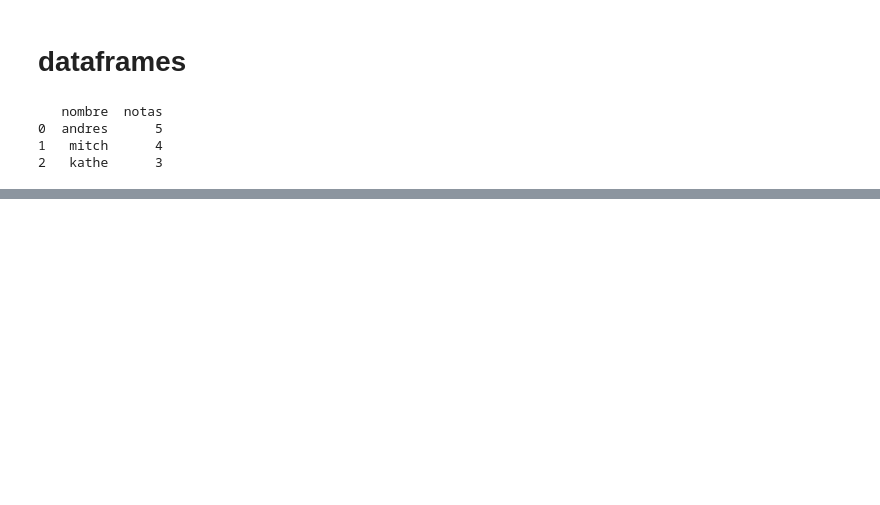
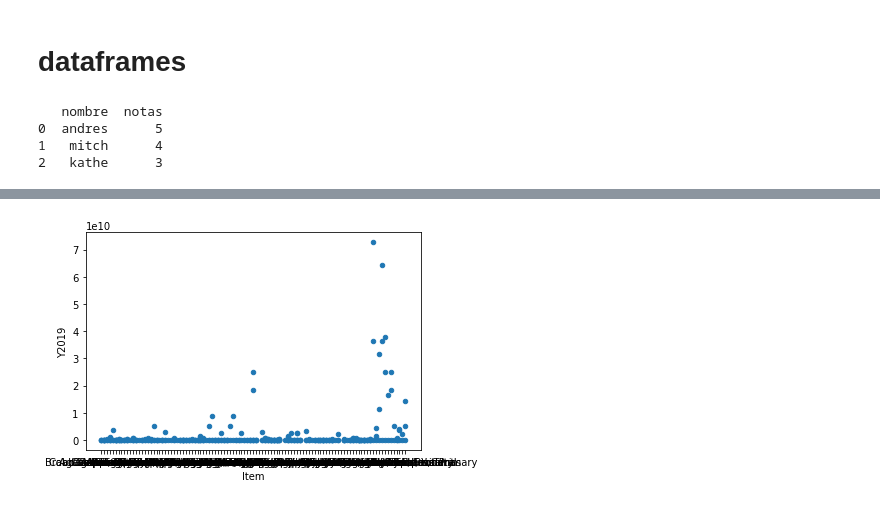
Before and after one commit to m1th/big_data, a Jupyter notebook: Phyton_Avanzado.ipynb, the cells around one changed output, grey strips where cells are left out. Cells and saved outputs as stored; diff of their text form; code cells hidden in the pictures; blank space fills up the shorter version.

```diff
--- a/Phyton_Avanzado.ipynb
+++ b/Phyton_Avanzado.ipynb
@@ -481,0 +663,5 @@ print(df)
+# %%
+df_colombia.plot(kind= "scatter", x="Item", y="Y2019") #scaterr para comparar dos columnas Diagrama de Dispersión
+plt.show()
+# %% [output]
+[figure, added]
```
Also changed, not shown: parts of 30 cells of this notebook.
